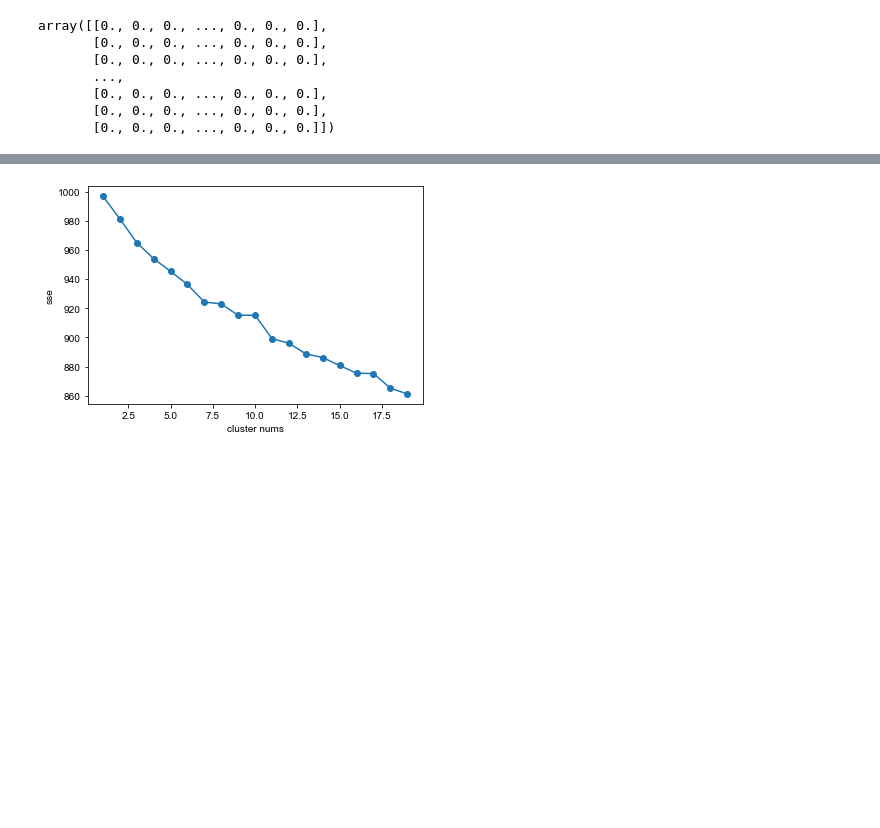
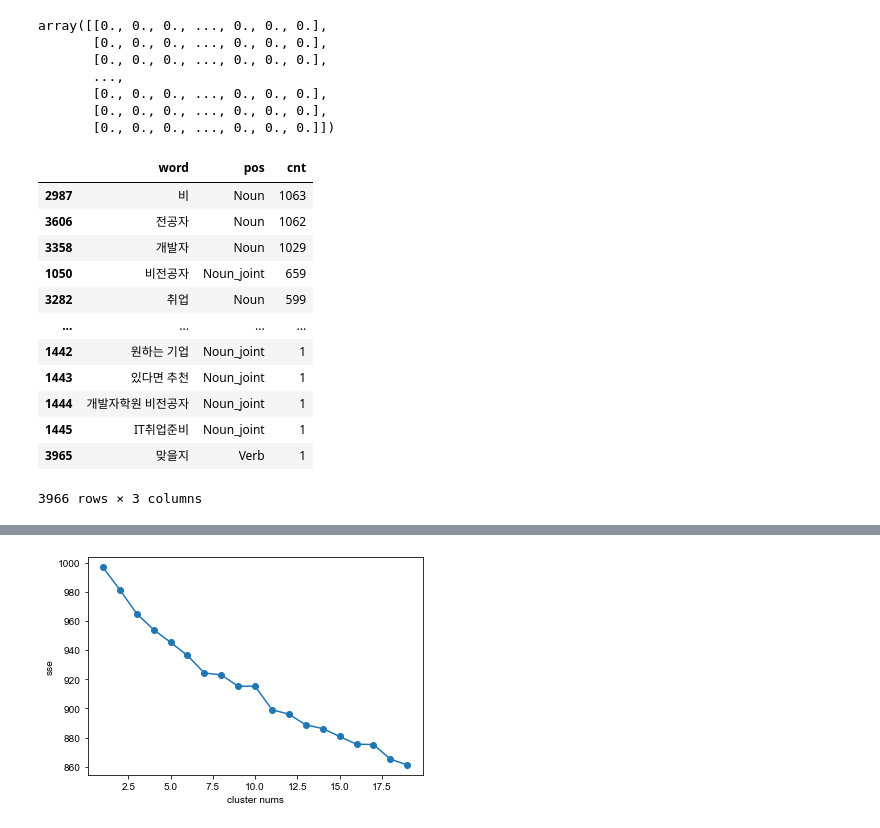
Before and after one commit to skadudd/adDev, a Jupyter notebook: ad_copy_maker/word_parser.ipynb, the cells around one changed output, grey strips where cells are left out. Drawn from its saved outputs; the diff is of its cells as text; code cells hidden in the pictures; blank space fills up the shorter version.

```diff
--- a/ad_copy_maker/word_parser.ipynb
+++ b/ad_copy_maker/word_parser.ipynb
@@ -380,3 +380,19 @@ array([[0., 0., 0., ..., 0., 0., 0.],
        [0., 0., 0., ..., 0., 0., 0.],
        [0., 0., 0., ..., 0., 0., 0.],
        [0., 0., 0., ..., 0., 0., 0.]])
+# %%
+df2
+# %% [output]
+|  | word | pos | cnt |
+| 2987 | 비 | Noun | 1063 |
+| 3606 | 전공자 | Noun | 1062 |
+| 3358 | 개발자 | Noun | 1029 |
+| 1050 | 비전공자 | Noun_joint | 659 |
+| 3282 | 취업 | Noun | 599 |
+| ... | ... | ... | ... |
+| 1442 | 원하는 기업 | Noun_joint | 1 |
+| 1443 | 있다면 추천 | Noun_joint | 1 |
+| 1444 | 개발자학원 비전공자 | Noun_joint | 1 |
+| 1445 | IT취업준비 | Noun_joint | 1 |
+| 3965 | 맞을지 | Verb | 1 |
+3966 rows × 3 columns
```
Also changed, not shown: parts of 7 cells of this notebook.
